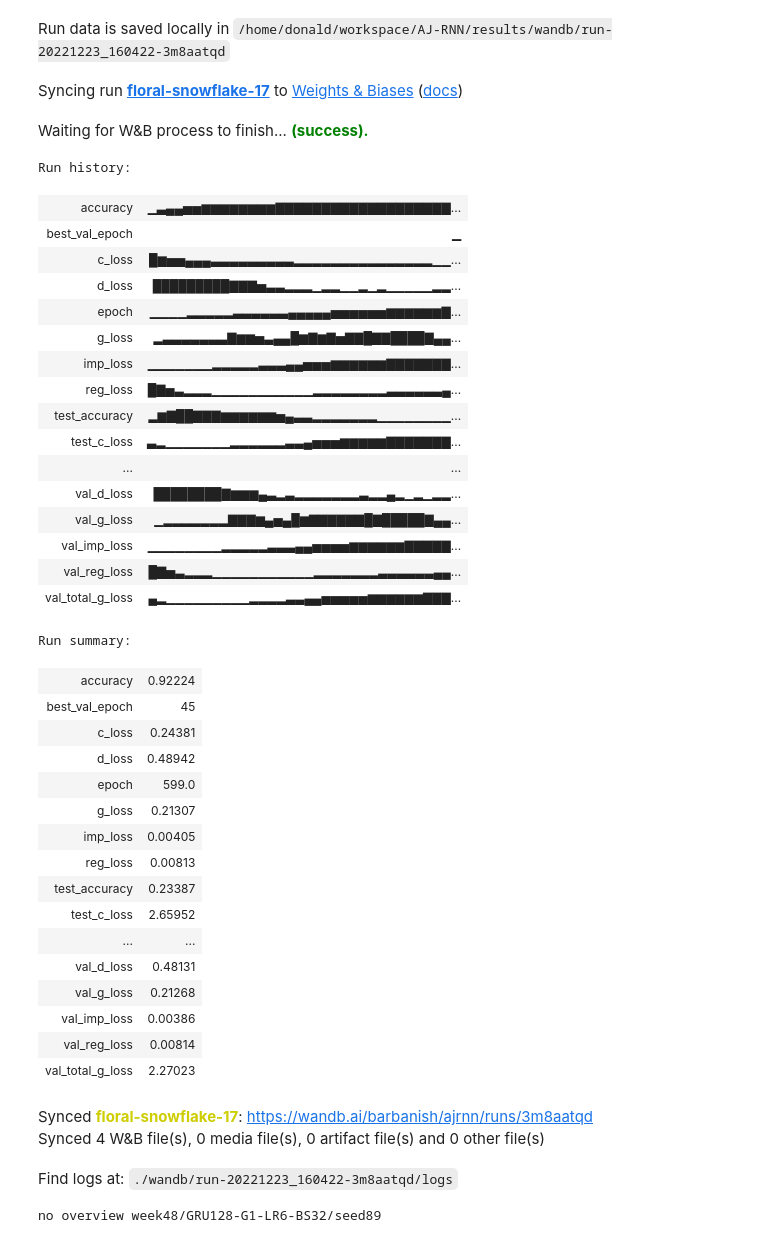
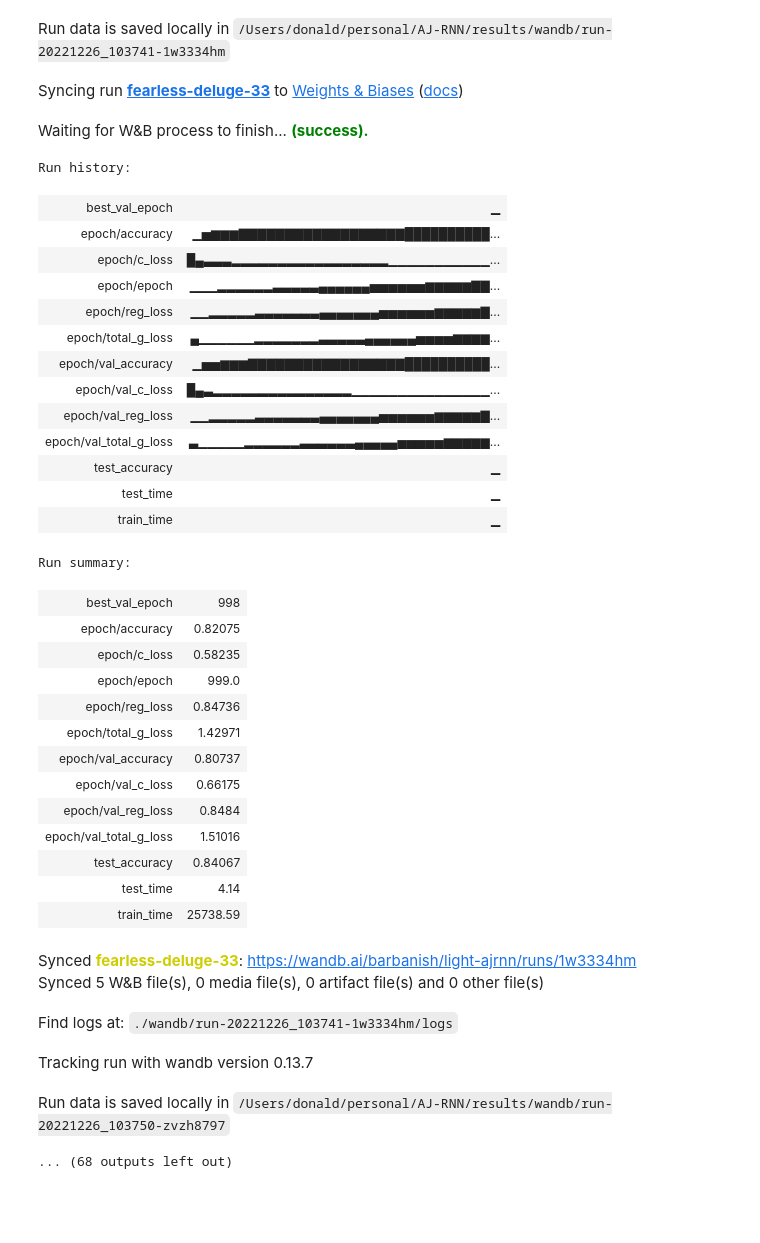
Before and after one commit to dnldsht/AJ-RNN, a Jupyter notebook: results/export-wab.ipynb, the cells around one changed output. Saved outputs shown, nothing was run; the diff lists cells and outputs as text; code cells hidden in the pictures; blank space fills up the shorter version.

Commit message:
feat: wandb

```diff
--- a/results/export-wab.ipynb
+++ b/results/export-wab.ipynb
@@ -133,7 +133,8 @@ def import_wandb(dir):
           config=config,
         )
         for l in train_log:
-          wandb.log(l)
+
+          wandb.log({ f"epoch/{k}":l[k] for k in l})
 
         overview_keys = ['test_accuracy', 'train_time', 'test_time', 'best_val_epoch']
         overview = {k: overview[k] for k in overview_keys if k in overview}
@@ -144,52 +181,48 @@ import_wandb("week50/G-LIGHT-GRU128-G1-LR7-B256-REG-DROP/see196") # imac
 # %%
-week = "week48"
+week = "week50"
 for name in os.listdir(f"{week}"):
     if name.startswith("-"):
       continue
     for seed in os.listdir(f"{week}/{name}"):
       if seed.startswith("-"):
         continue
       import_wandb(f"{week}/{name}/{seed}")
 # %% [output]
 Tracking run with wandb version 0.13.7
-Run data is saved locally in /home/donald/workspace/AJ-RNN/results/wandb/run-20221223_160422-3m8aatqd
+Run data is saved locally in /Users/donald/personal/AJ-RNN/results/wandb/run-20221226_103741-1w3334hm
-Syncing run floral-snowflake-17 to Weights & Biases (docs)
+Syncing run fearless-deluge-33 to Weights & Biases (docs)
 Waiting for W&B process to finish... (success).
 Run history:
-| accuracy | ▁▃▄▄▅▅▆▆▆▆▆▆▆▆▇▇▇▇▇▇▇▇▇▇▇▇▇▇▇▇▇▇▇... |
 | best_val_epoch | ▁ |
-| c_loss | █▆▅▅▄▄▄▃▃▃▃▃▃▃▃▃▂▂▂▂▂▂▂▂▂▂▂▂▂▂▂▁▁... |
-| d_loss | █████████▇▇▇▅▃▃▂▂▂▁▂▂▁▁▂▁▂▁▁▁▁▁▂▂... |
-| epoch | ▁▁▁▁▂▂▂▂▂▃▃▃▃▃▃▄▄▄▄▄▅▅▅▅▅▅▆▆▆▆▆▆▇... |
-| g_loss | ▂▃▃▃▃▃▃▃▇▆▆▅▃▄▄█▆▇▆▇▅▇▇█▇▇████▇▄▄... |
-| imp_loss | ▁▁▁▁▁▁▁▂▂▂▂▂▃▃▃▄▄▅▅▅▆▆▆▆▆▆▇▇▇▇▇▇▇... |
-| reg_loss | █▇▅▃▂▂▂▁▁▁▁▁▁▁▁▁▁▁▂▂▂▂▂▂▂▂▃▃▃▃▃▃▄... |
-| test_accuracy | ▂▆▇██▇▇▇▆▆▆▆▆▆▅▄▃▃▂▂▂▂▂▂▂▁▁▁▁▁▁▁▁... |
-| test_c_loss | ▃▂▁▁▁▁▁▁▁▂▂▂▂▂▂▃▃▄▅▅▅▆▆▆▆▆▇▇▇▇▇▇▇... |
-| ... | ... |
-| val_d_loss | ████████▇▆▆▆▄▃▂▃▂▂▂▂▂▂▂▃▂▂▄▂▁▂▁▂▂... |
-| val_g_loss | ▁▂▂▂▂▂▂▂▇▇▇▆▄▅▄█▆▇▇▇▇▇▇█▇█████▇▄▄... |
-| val_imp_loss | ▁▁▁▁▁▁▁▁▂▂▂▂▂▃▃▃▄▄▅▅▅▅▆▆▆▆▆▆▇▇▇▇▇... |
-| val_reg_loss | █▇▅▃▂▂▂▁▁▁▁▁▁▁▁▁▁▁▂▂▂▂▂▂▂▃▃▃▃▃▃▄▄... |
-| val_total_g_loss | ▄▂▁▁▁▁▁▁▁▁▁▂▂▂▂▃▃▄▄▅▅▅▅▅▆▆▆▆▆▆▇▇▇... |
+| epoch/accuracy | ▁▅▆▆▆▇▇▇▇▇▇▇▇▇▇▇▇▇▇▇▇▇▇██████████... |
+| epoch/c_loss | █▄▃▃▃▂▂▂▂▂▂▂▂▂▂▂▂▂▂▂▂▂▁▁▁▁▁▁▁▁▁▁▁... |
+| epoch/epoch | ▁▁▁▂▂▂▂▂▂▃▃▃▃▃▄▄▄▄▄▄▅▅▅▅▅▅▆▆▆▆▆▇▇... |
+| epoch/reg_loss | ▁▁▂▂▂▂▂▃▃▃▃▃▃▃▄▄▄▄▄▄▄▅▅▅▅▅▅▆▆▆▆▆▇... |
+| epoch/total_g_loss | ▄▁▁▁▁▁▁▂▂▂▂▂▂▂▃▃▃▃▃▄▄▄▄▄▄▅▅▅▅▆▆▆▆... |
+| epoch/val_accuracy | ▁▅▅▆▆▆▇▇▇▇▇▇▇▇▇▇▇▇▇▇▇▇▇██████████... |
+| epoch/val_c_loss | █▄▃▂▂▂▂▂▂▂▂▂▂▂▂▂▂▂▁▁▁▁▁▁▁▁▁▁▁▁▁▁▁... |
+| epoch/val_reg_loss | ▁▁▂▂▂▂▂▃▃▃▃▃▃▃▄▄▄▄▄▄▄▅▅▅▅▅▅▆▆▆▆▆▇... |
+| epoch/val_total_g_loss | ▃▁▁▁▁▁▂▂▂▂▂▂▃▃▃▃▃▃▄▄▄▄▄▅▅▅▅▅▆▆▆▆▆... |
+| test_accuracy | ▁ |
+| test_time | ▁ |
+| train_time | ▁ |
 Run summary:
-| accuracy | 0.92224 |
-| best_val_epoch | 45 |
-| c_loss | 0.24381 |
-| d_loss | 0.48942 |
-| epoch | 599.0 |
-| g_loss | 0.21307 |
-| imp_loss | 0.00405 |
-| reg_loss | 0.00813 |
-| test_accuracy | 0.23387 |
-| test_c_loss | 2.65952 |
-| ... | ... |
-| val_d_loss | 0.48131 |
-| val_g_loss | 0.21268 |
-| val_imp_loss | 0.00386 |
-| val_reg_loss | 0.00814 |
-| val_total_g_loss | 2.27023 |
+| best_val_epoch | 998 |
+| epoch/accuracy | 0.82075 |
+| epoch/c_loss | 0.58235 |
+| epoch/epoch | 999.0 |
+| epoch/reg_loss | 0.84736 |
+| epoch/total_g_loss | 1.42971 |
+| epoch/val_accuracy | 0.80737 |
+| epoch/val_c_loss | 0.66175 |
+| epoch/val_reg_loss | 0.8484 |
+| epoch/val_total_g_loss | 1.51016 |
+| test_accuracy | 0.84067 |
+| test_time | 4.14 |
+| train_time | 25738.59 |
-Synced floral-snowflake-17: https://wandb.ai/barbanish/ajrnn/runs/3m8aatqd
-Synced 4 W&B file(s), 0 media file(s), 0 artifact file(s) and 0 other file(s)
+Synced fearless-deluge-33: https://wandb.ai/barbanish/light-ajrnn/runs/1w3334hm
+Synced 5 W&B file(s), 0 media file(s), 0 artifact file(s) and 0 other file(s)
-Find logs at: ./wandb/run-20221223_160422-3m8aatqd/logs
+Find logs at: ./wandb/run-20221226_103741-1w3334hm/logs
+Tracking run with wandb version 0.13.7
+Run data is saved locally in /Users/donald/personal/AJ-RNN/results/wandb/run-20221226_103750-zvzh8797
-no overview week48/GRU128-G1-LR6-BS32/seed89
+... (68 outputs left out)
```
Also changed, not shown: parts of 2 cells of this notebook.
